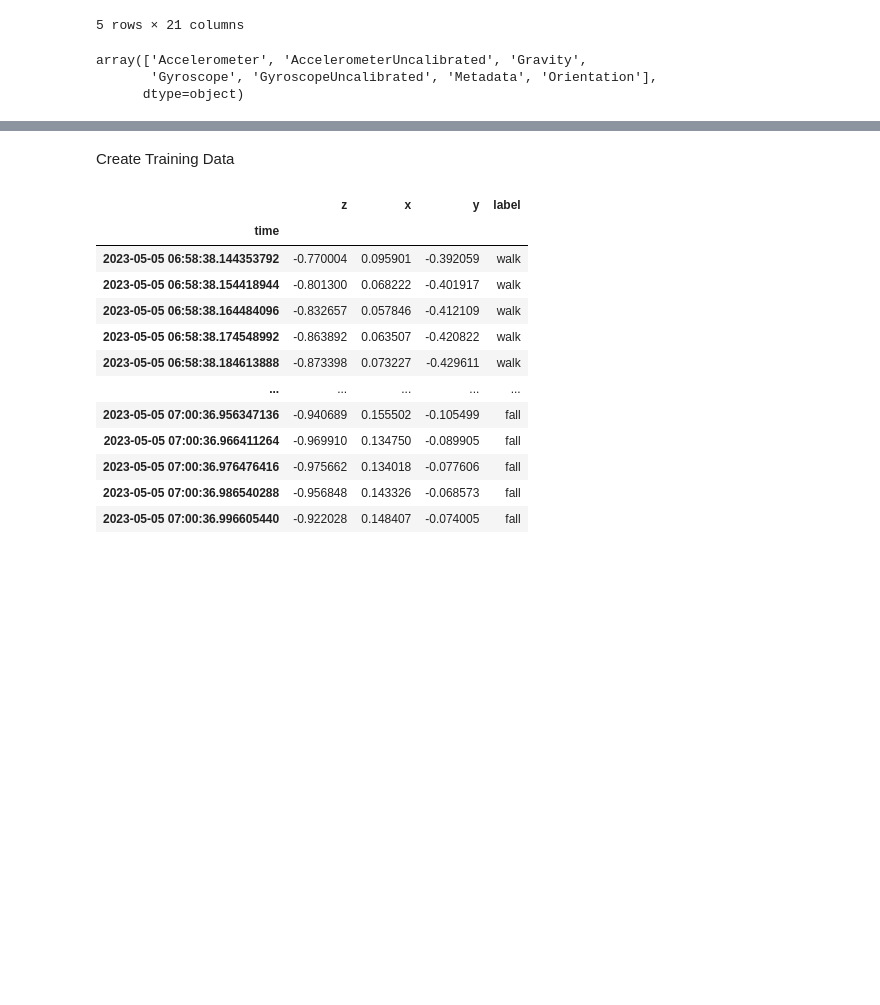
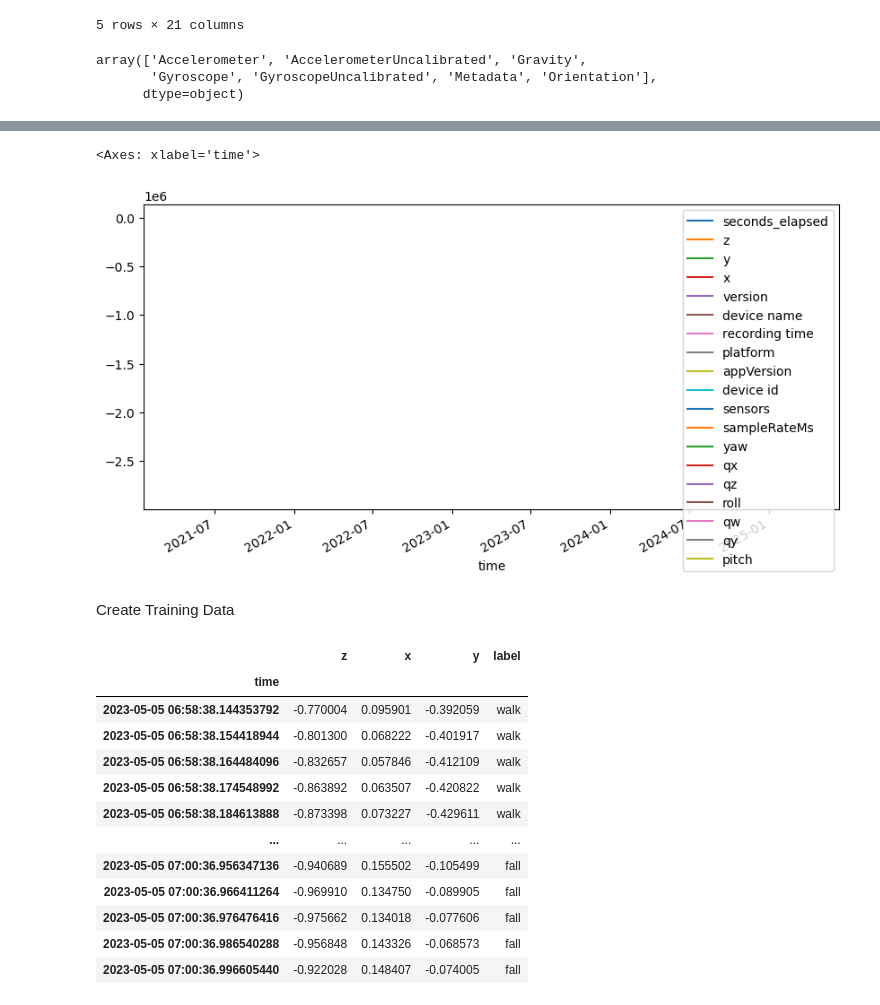
Before and after one commit to prizyou/Lexicon-Legends, a Jupyter notebook: proofConceptFALL.ipynb, the cells around one changed output, grey strips where cells are left out. Drawn from its saved outputs; the diff is of its cells as text; code cells hidden in the pictures; blank space fills up the shorter version.

```diff
--- a/proofConceptFALL.ipynb
+++ b/proofConceptFALL.ipynb
@@ -66,4 +66,14 @@ array(['Accelerometer', 'AccelerometerUncalibrated', 'Gravity',
 df_walk_acc = df_walk[df_walk['sensor'] == 'AccelerometerUncalibrated']
 df_fall_acc = df_fall[df_fall['sensor'] == 'AccelerometerUncalibrated']
 
+df_walk_gyro = df_walk[df_walk['sensor'] == 'Gyroscope']
+df_fall_gyro = df_fall[df_fall['sensor'] == 'Gyroscope']
+
+df_walk_ori = df_walk[df_walk['sensor'] == 'Orientation']
+df_fall_ori = df_fall[df_fall['sensor'] == 'Orientation']
+
+df_walk_grav = df_walk[df_walk['sensor'] == 'Gravity']
+df_fall_grav = df_fall[df_fall['sensor'] == 'Gravity']
+
+
 df_testFall_acc = df_testFall[df_testFall['sensor'] == 'AccelerometerUncalibrated']
@@ -71,6 +93,15 @@ df_testFall_acc = df_testFall[df_testFall['sensor'] == 'AccelerometerUncalibrate
 df_walk_acc = df_walk_acc[['z','x','y']]
 df_fall_acc = df_fall_acc[['z','x','y']]
 
+df_walk_gyro = df_walk_gyro
+df_fall_gyro = df_fall_gyro
+
+df_walk_ori =
+df_fall_ori =
+
+df_walk_grav =
+df_fall_grav =
+
 df_testFall_acc = df_testFall_acc[['z','x','y']]
 # %%
 df_walk_acc.plot(figsize=(10,5))
@@ -90,3 +121,8 @@ df_testFall_acc.plot(figsize=(10,5))
+# %%
+df_walk_gyro.plot(figsize=(10,5))
+# %% [output]
+<Axes: xlabel='time'>
+[figure, added]
 # %% [markdown]
 Create Training Data
 # %%
```
Also changed, not shown: parts of 5 cells of this notebook.
